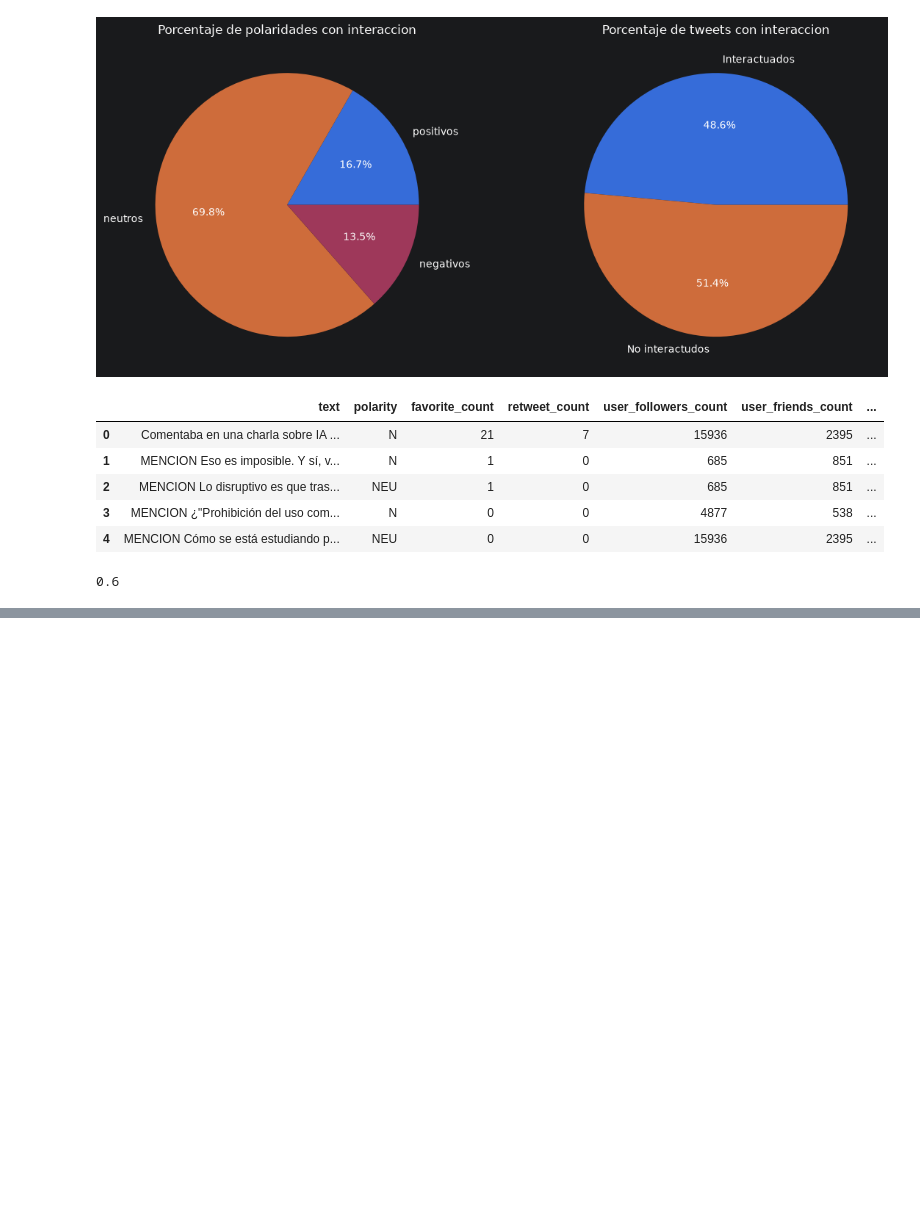
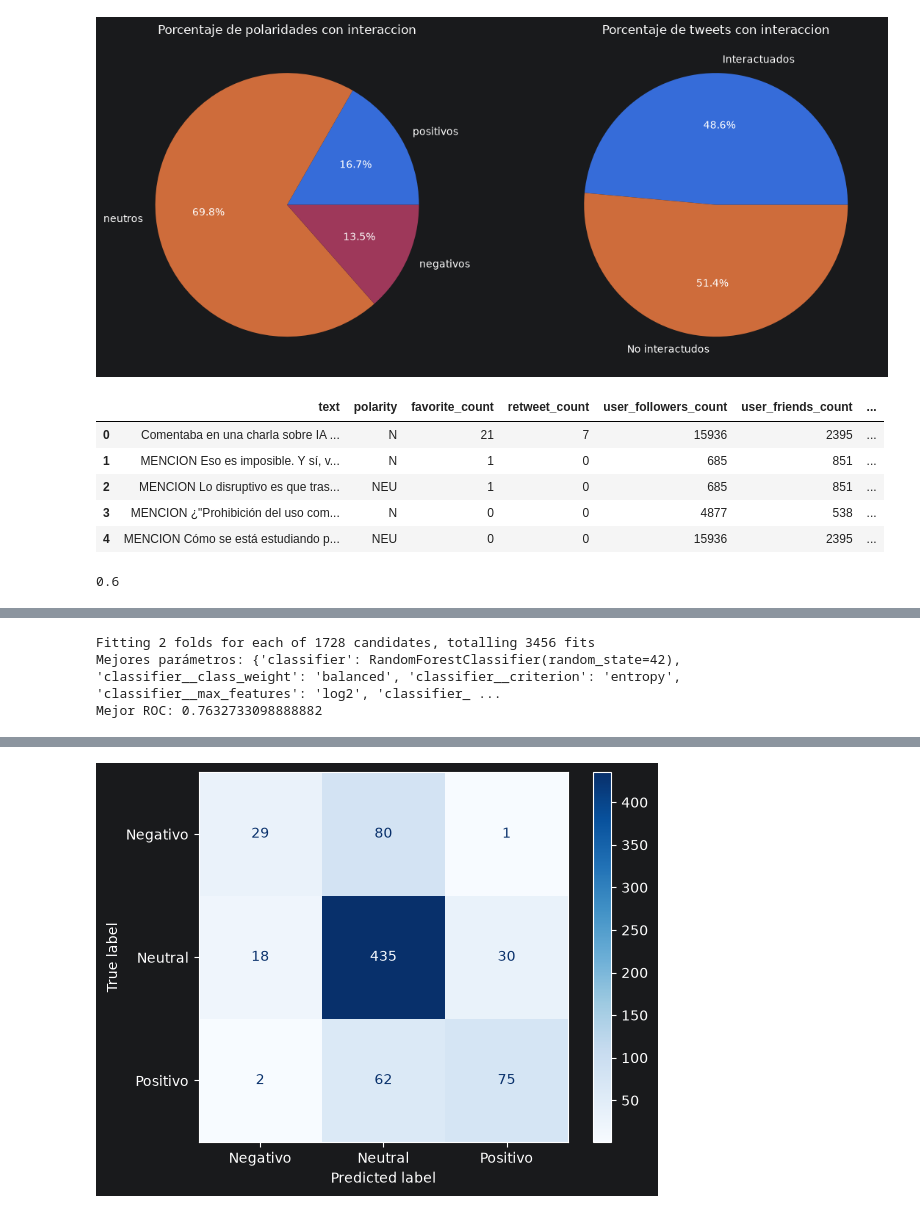
Before and after one commit to LucasFis/Tp_tweets, a Jupyter notebook: Tp_tweets.ipynb, the cells around one changed output, grey strips where cells are left out. Cells and saved outputs as stored; diff of their text form; code cells hidden in the pictures; blank space fills up the shorter version.

```diff
--- a/Tp_tweets.ipynb
+++ b/Tp_tweets.ipynb
@@ -238,15 +240,15 @@ print(len(X_train)/len(df))
 # %% [output]
 0.6
 # %%
-from sklearn.preprocessing import StandardScaler
+#from sklearn.preprocessing import StandardScaler
 
-number_columns = ["favorite_count","retweet_count","user_followers_count", "user_friends_count", "user_favourites_count", "user_statuses_count", "tweet_interactions", "hashtag_count", "mention_count"]
+#number_columns = ["favorite_count","retweet_count","user_followers_count", "user_friends_count", "user_favourites_count", "user_statuses_count", "tweet_interactions", "hashtag_count", "mention_count"]
 
-scaler = StandardScaler()
+#scaler = StandardScaler()
 
-X_train[number_columns] = scaler.fit_transform(X_train[number_columns])
+#X_train[number_columns] = scaler.fit_transform(X_train[number_columns]) #No es necesario para RF pero lo dejo por consistencia
 
-y_train = pd.get_dummies(y_train, columns=["polarity"], dtype=int, drop_first=True)
+#y_train = pd.get_dummies(y_train, columns=["polarity"], dtype=int, drop_first=True)
 
-X_train.head()
-y_train.head()
+#X_train.head()
+#y_train.head()
@@ -269,0 +432,65 @@ plt.show()
+# %%
+# Ejecución del Grid Search optimizando ROC
+grid_search_rf = GridSearchCV(pipeline_Bow_y_TFidf, param_grid, cv=2, scoring='roc_auc_ovr', n_jobs=3, verbose=1)
+grid_search_rf.fit(X_train, y_train)
+print("Mejores parámetros:", grid_search_rf.best_params_)
+print("Mejor ROC:", grid_search_rf.best_score_)
+# %% [output]
+Fitting 2 folds for each of 1728 candidates, totalling 3456 fits
+Mejores parámetros: {'classifier': RandomForestClassifier(random_state=42), 'classifier__class_weight': 'balanced', 'classifier__criterion': 'entropy', 'classifier__max_features': 'log2', 'classifier_ ...
+Mejor ROC: 0.7632733098888882
+# %%
+from sklearn.metrics import (
+    f1_score,
+    roc_auc_score,
+    accuracy_score,
+    classification_report,
+    ConfusionMatrixDisplay
+)
+
+import matplotlib.pyplot as plt
+
+mejor_modelo_rf = grid_search_rf.best_estimator_
+
+y_pred_rf = mejor_modelo_rf.predict(X_val)
+
+print("Forma de y_train:", y_train.shape)
+print("Tipo de y_train:", type(y_train))
+print("Primeras etiquetas:")
+print(y_train[:5])
+
+print("Clases originales:")
+print(df["polarity"].value_counts())
+
+
+f1_rf = f1_score(
+    y_val,
+    y_pred_rf,
+    average="macro"
+)
+
+accuracy_rf = accuracy_score(y_val, y_pred_rf)
+
+print(f"F1 macro: {f1_rf:.4f}")
+print(f"Accuracy: {accuracy_rf:.4f}")
+
+print(
+    classification_report(
+        y_val,
+        y_pred_rf,
+        labels=["N", "NEU", "P"],
+        digits=4,
+        zero_division=0
+    )
+)
+
+ConfusionMatrixDisplay.from_predictions(
+    y_val,
+    y_pred_rf,
+    labels=["N", "NEU", "P"],
+    display_labels=["Negativo", "Neutral", "Positivo"],
+    cmap="Blues"
+)
+
+plt.show()
+# %% [output]
@@ -269,0 +514 @@ plt.show()
+[figure, added]
```
Also changed, not shown: parts of 12 cells of this notebook.
